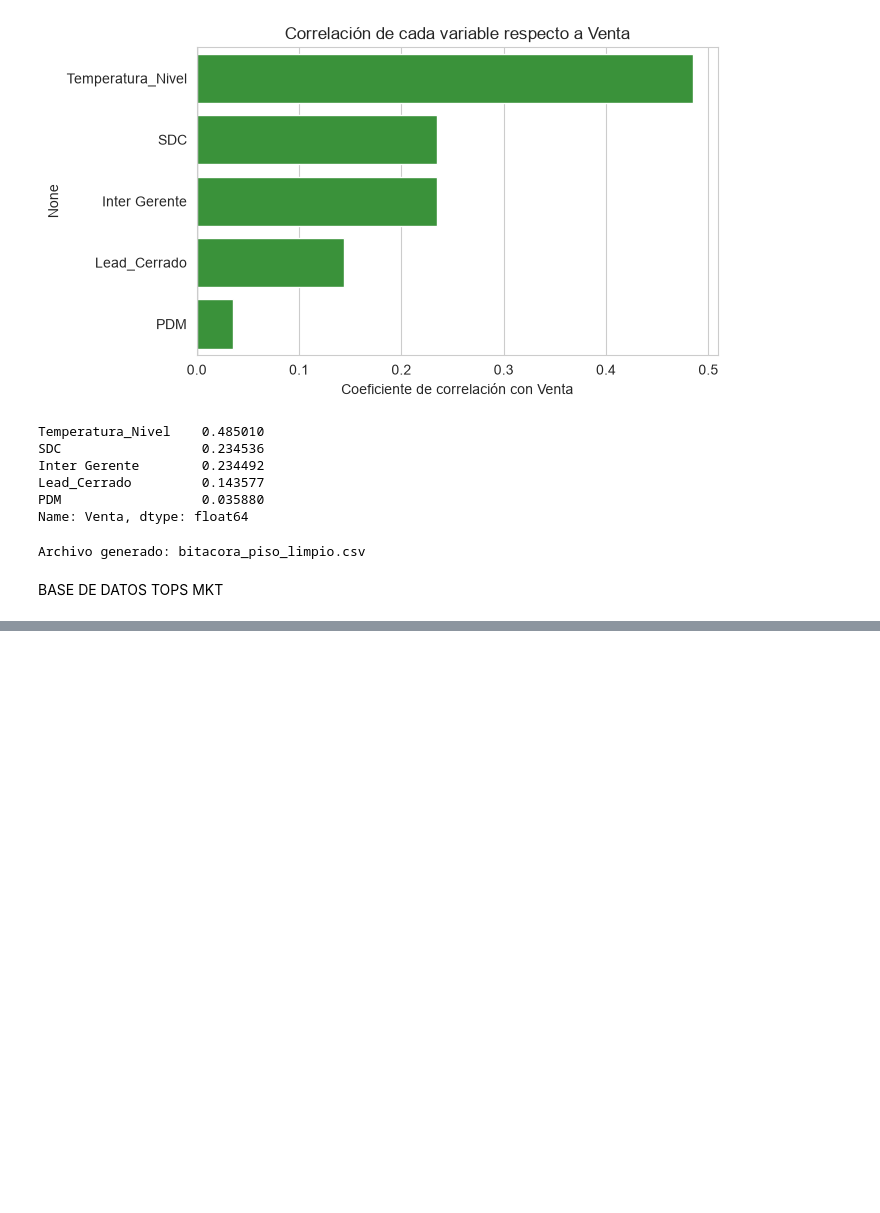
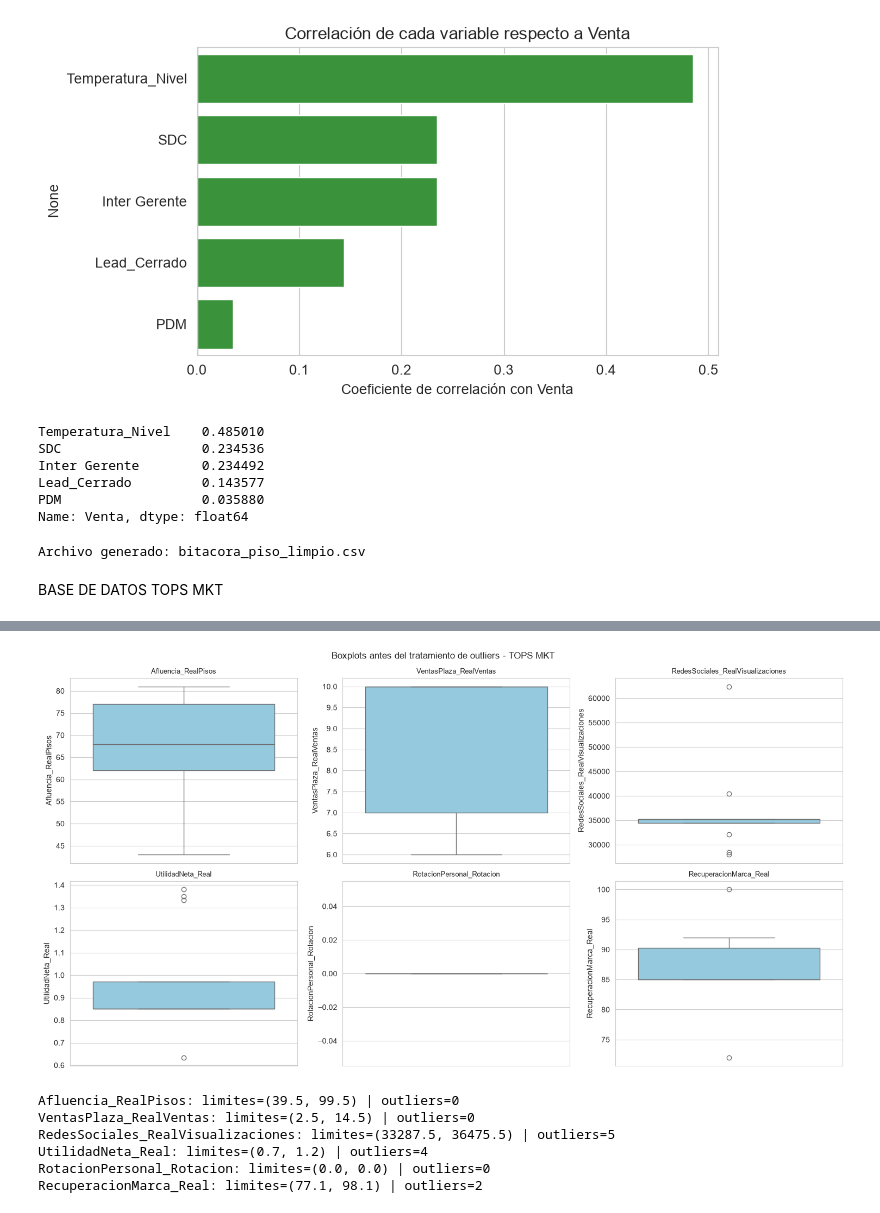
Before and after one commit to a01739713-jpg/Actividad-5, a Jupyter notebook: Actividad5.2/codigoact52.ipynb, the cells around one changed output, grey strips where cells are left out. Drawn from its saved outputs; the diff is of its cells as text; code cells hidden in the pictures; blank space fills up the shorter version.

```diff
--- a/Actividad5.2/codigoact52.ipynb
+++ b/Actividad5.2/codigoact52.ipynb
@@ -276,5 +276,5 @@ Archivo generado: bitacora_piso_limpio.csv
 BASE DE DATOS TOPS MKT
 # %%
 #Cargamos el csv sin encabezado porque el archivo trae varios bloques/tablas apilados
-tops_raw = pd.read_csv('Analisis_GAC_Full7agosto_2026_TOPS_MKT_.csv', header=None, encoding='utf-8-sig')
+tops_raw = pd.read_csv('Analisis_GAC_Full7agosto_2026_TOPS_MKT.csv', header=None, encoding='utf-8-sig')
 tops_raw.head(12)
@@ -280,0 +330,18 @@ tops_raw.head(12)
+# %%
+def limpiar_valor(v):
+    #Convertimos strings con "%" o vacios a tipo numerico (float)
+    if pd.isna(v):
+        return np.nan
+    if isinstance(v, str):
+        v = v.strip().replace('%', '')
+        if v == '':
+            return np.nan
+        return float(v)
+    return float(v)
+
+for c in tops.columns:
+    tops[c] = tops[c].apply(limpiar_valor)
+
+#Identificamos valores nulos por indicador (meses aun no reportados en el corte del 7-agosto-2026)
+valores_nulos = tops.isnull().sum()
+valores_nulos
@@ -280,0 +356,9 @@ tops_raw.head(12)
+# %%
+#Como es una serie de tiempo mensual, sustituimos los nulos con interpolacion lineal CON AYUDA DE IA
+#(metodo adecuado para datos secuenciales, similar en espiritu a ffill/bfill vistos en clase,
+#pero que respeta la tendencia entre el mes anterior y el siguiente)
+tops_clean = tops.interpolate(limit_direction='both')
+
+#Corroboramos valores nulos
+valores_nulos = tops_clean.isnull().sum()
+valores_nulos
@@ -280,0 +373,34 @@ tops_raw.head(12)
+# %%
+#Diagrama de caja de cada KPI antes de tratar outliers
+fig, axes = plt.subplots(2, 3, figsize=(15, 8))
+for ax, col in zip(axes.flatten(), tops_clean.columns):
+    sns.boxplot(y=tops_clean[col], ax=ax, color='skyblue')
+    ax.set_title(col, fontsize=9)
+plt.suptitle('Boxplots antes del tratamiento de outliers - TOPS MKT')
+plt.tight_layout()
+plt.show()
+# %% [output]
+[figure, added]
+# %%
+#Metodo IQR: detectamos limites y outliers, y aplicamos "capping" (winsorizacion)
+#Se usa capping (no eliminacion) porque son solo 12 meses de datos y perder un mes
+#rompe el analisis de tendencia
+tops_capado = tops_clean.copy()
+for c in tops_clean.columns:
+    Q1 = tops_clean[c].quantile(0.25)
+    Q3 = tops_clean[c].quantile(0.75)
+    IQR = Q3 - Q1
+    li = Q1 - 1.5 * IQR
+    ls = Q3 + 1.5 * IQR
+    outliers = tops_clean[(tops_clean[c] < li) | (tops_clean[c] > ls)]
+    print(f"{c}: limites=({li:.1f}, {ls:.1f}) | outliers={len(outliers)}")
+    tops_capado[c] = tops_capado[c].clip(lower=li, upper=ls)
+
+tops_clean = tops_capado
+# %% [output]
+Afluencia_RealPisos: limites=(39.5, 99.5) | outliers=0
+VentasPlaza_RealVentas: limites=(2.5, 14.5) | outliers=0
+RedesSociales_RealVisualizaciones: limites=(33287.5, 36475.5) | outliers=5
+UtilidadNeta_Real: limites=(0.7, 1.2) | outliers=4
+RotacionPersonal_Rotacion: limites=(0.0, 0.0) | outliers=0
+RecuperacionMarca_Real: limites=(77.1, 98.1) | outliers=2
```
Also changed, not shown: parts of 12 cells of this notebook, 5 other files.
